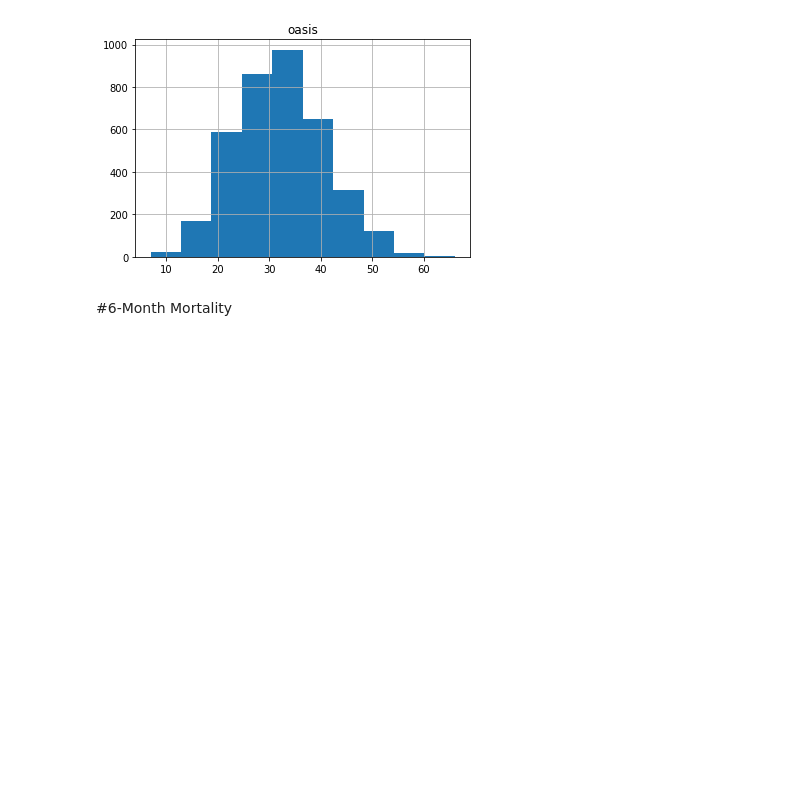
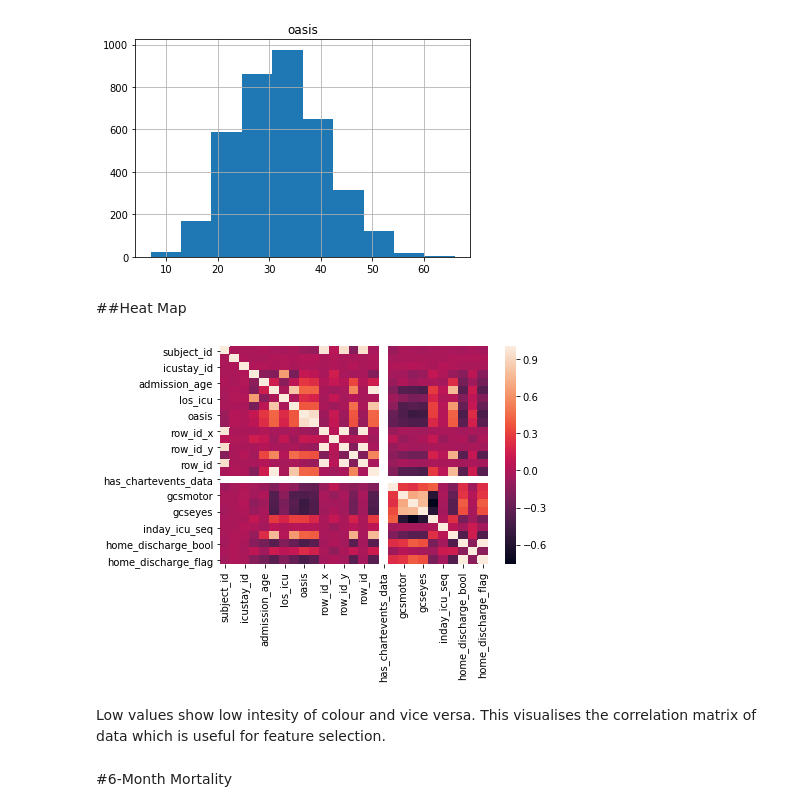
Before and after one commit to the-moose-machine/medical, a Jupyter notebook: WeekendStrokeMortality_accurate.ipynb, the cells around one changed output. Cells and saved outputs as stored; diff of their text form; code cells hidden in the pictures; blank space fills up the shorter version.

```diff
--- a/WeekendStrokeMortality_accurate.ipynb
+++ b/WeekendStrokeMortality_accurate.ipynb
@@ -624,6 +626,15 @@ data4.hist(column='oasis')
 array([[<matplotlib.axes._subplots.AxesSubplot object at 0x...>]],
       dtype=object)
 [figure]
+# %% [markdown]
+##Heat Map
+# %%
+sns.heatmap(data4.corr())
+plt.show()
+# %% [output]
+[figure, added]
+# %% [markdown]
+Low values show low intesity of colour and vice versa. This visualises the correlation matrix of data which is useful for feature selection.
 # %% [markdown]
 #6-Month Mortality
 # %% [markdown]
```
Also changed, not shown: parts of 2 cells of this notebook.
